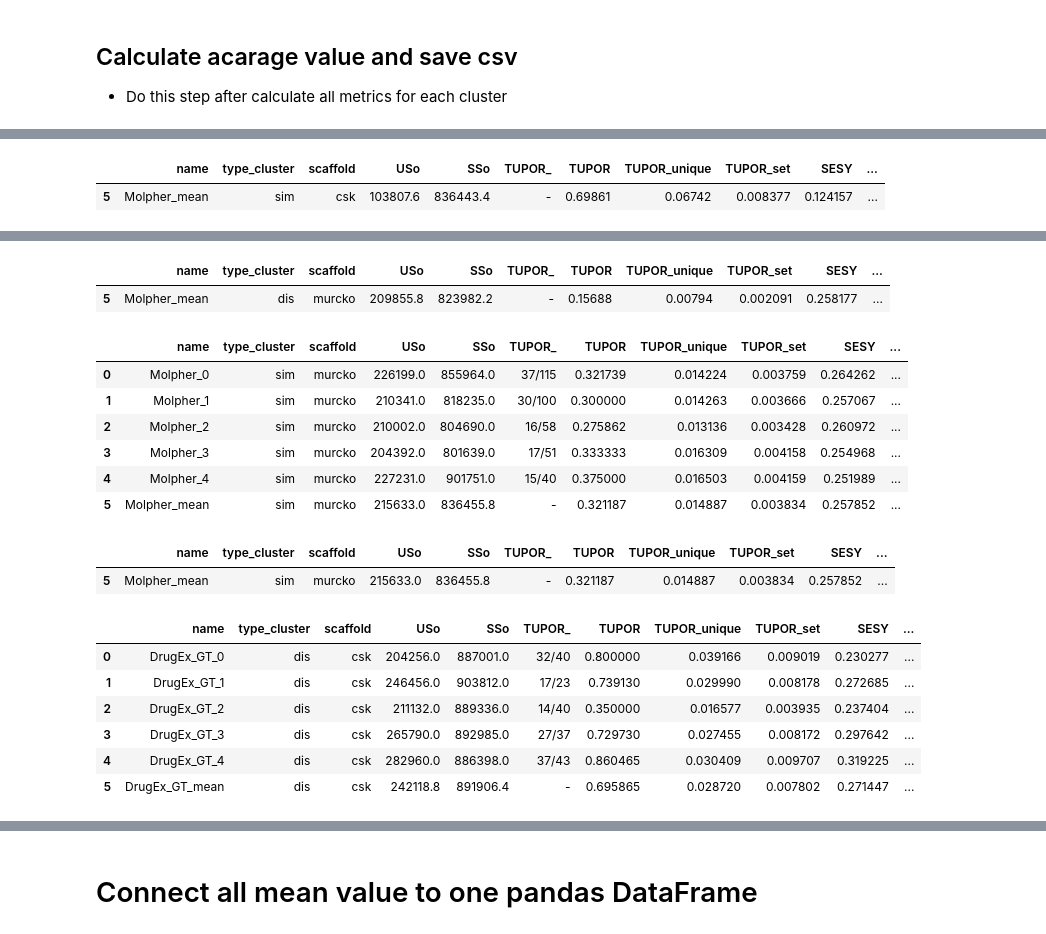
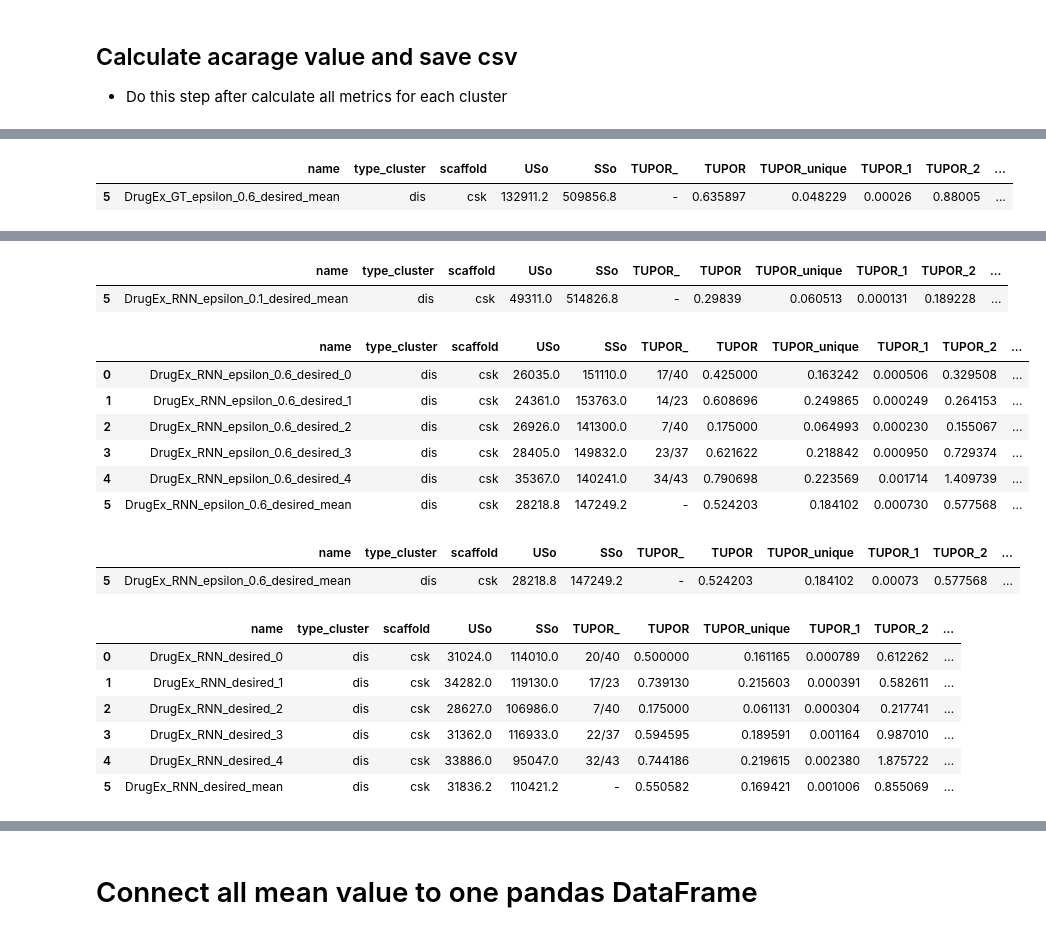
Before and after one commit to filvaleriia/scaffold-based-metrics, a Jupyter notebook: calculate_the_metrics.ipynb, the cells around one changed output, grey strips where cells are left out. Cells and saved outputs as stored; diff of their text form; code cells hidden in the pictures.

```diff
--- a/calculate_the_metrics.ipynb
+++ b/calculate_the_metrics.ipynb
@@ -39,2 +38,11 @@ generator = 'DrugEx_RNN' #options: 'Molpher'|'DrugEx'|'REINVENT'|'addcarbon'
 receptor = 'Glucocorticoid_receptor' #options: 'Glucocorticoid_receptor'|'Leukocyte_elastase'
 save_options = True
+# %%
+for number in numbers:
+    before = time.perf_counter()
+    a0 = calculate_metrics(f"data/output_sets/{receptor}/cOS_{generator}_{type_cluster}_{number}_one_column.csv", \
+                                                                f"data/input_recall_sets/{receptor}/cRS_{receptor}_{type_cluster}_{number}.csv",\
+                                   number, scaffold_type, type_cluster,generator,receptor,save_options)
+    a0
+    after = time.perf_counter()
+    print('Path found after', (after - before)/60, 'minutes.')
@@ -41,9 +142,7 @@ save_options = True
 # %%
-import time
 receptor = 'Glucocorticoid_receptor' #options: 'Glucocorticoid_receptor'|'Leukocyte_elastase'
 save_options = True
-
-for generator in ['DrugEx_RNN','REINVENT','GB_GA', 'addcarbon']:  #DrugEx_GT_1, DrugEx_RNN, REINVENT, GB_GA
+for generator in ['DrugEx_GT_epsilon_0.1', 'DrugEx_GT_epsilon_0.6', 'DrugEx_RNN_epsilon_0.1', 'DrugEx_RNN_epsilon_0.6']:  #DrugEx_GT_1, DrugEx_RNN, REINVENT, GB_GA  ,'DrugEx_RNN','DrugEx_GT','DrugEx_GT_1','REINVENT','GB_GA', 'addcarbon'
     for scaffold_type in ['csk', 'murcko']:
         for type_cluster in ['dis', 'sim']:
             for number in [0,1,2,3,4]:
@@ -139,11 +238,11 @@ Save
 ## Calculate acarage value and save csv
 - Do this step after calculate all metrics for each cluster
 # %%
-def avarage_value(number, type_cluster, scaffold_type, generator, receptor):
+def avarage_value(numbers, type_cluster, scaffold_type, generator, receptor):
 
     path = f"data/results/{receptor}/{scaffold_type}_scaffolds/{type_cluster}/{generator}/"
     link = {}
-    for x in range(number):
+    for x in numbers:
         link[f'link_{x}'] = f'{path}metrics_cluster_{x}_{type_cluster}_{generator}.csv'
 
     df = pd.DataFrame()
@@ -154,26 +253,29 @@ def avarage_value(number, type_cluster, scaffold_type, generator, receptor):
 
     a = df.mean(numeric_only=True)
     df.loc[len(df)] = [f"{generator}_mean", type_cluster, scaffold_type, a['USo'], a['SSo'], '-',\
-                       a['TUPOR'],a['TUPOR_unique'],a['TUPOR_set'], a['SESY'], a['ASER'], a['CwASo']]
+                       a['TUPOR'],a['TUPOR_unique'],a['TUPOR_1'],a['TUPOR_2'], a['SESY'], a['ASER'], a['CwASo']]
     df = df.round(7)
     dff = df.copy()
     dff['SSo'] = dff['SSo'].apply(lambda x : "{:,}".format(x))
     dff['USo'] = dff['USo'].apply(lambda x : "{:,}".format(x))
     dff['CwASo'] = dff['CwASo'].apply(lambda x : "{:,}".format(x))
 
+
     display(df)
 
     mean = pd.DataFrame()
-    mean = df.loc[number].to_frame().T
+    mean = df.loc[len(numbers)].to_frame().T
 
     display(mean)
     dff.to_csv(f"data/results/{receptor}/{scaffold_type}_scaffolds/{type_cluster}/{generator}/df_all_clusters_with_mean_with_coma.csv", index = False)
     df.to_csv(f"data/results/{receptor}/{scaffold_type}_scaffolds/{type_cluster}/{generator}/df_all_clusters_with_mean.csv", index = False)
     dff.to_html(f"data/results/{receptor}/{scaffold_type}_scaffolds/{type_cluster}/{generator}/df_all_clusters_with_mean.html", index = False)
     mean.to_csv(f"data/results/{receptor}/{scaffold_type}_scaffolds/{type_cluster}/{generator}_mean_{scaffold_type}_{type_cluster}.csv", index=False) #float_format='%.7f'
+
+    return mean
 # %%
-type_cluster = 'dis' #options: 'dis'|'sim'
-number = 5 #options: 1-5
-scaffold_type = 'murcko' #options: 'csk'|'murcko'
-generator = 'DrugEx_RNN' #options: 'Molpher'|'DrugEx'
+type_cluster = 'sim' #options: 'dis'|'sim'
+number = [0,1,2,3,4] #options: 1-5
+scaffold_type = 'csk' #options: 'csk'|'murcko'
+generator = 'DrugEx_GT_epsilon_0.1' #options: 'Molpher'|'DrugEx'
 receptor = 'Glucocorticoid_receptor' #options: 'Glucocorticoid_receptor'|'Leukocyte_elastase'``
@@ -180,8 +294,8 @@ receptor = 'Glucocorticoid_receptor' #options: 'Glucocorticoid_receptor'|'Leukoc
 # %%
-for generator in ['Molpher','DrugEx_GT','DrugEx_GT_1','DrugEx_RNN','REINVENT','GB_GA', 'addcarbon']:
-    for scaffold_type in ['csk', 'murcko']:
-        for type_cluster in ['dis', 'sim']:
-            number = 5
+for generator in ['DrugEx_GT_epsilon_0.1_desired', 'DrugEx_GT_epsilon_0.6_desired', 'DrugEx_RNN_epsilon_0.1_desired', 'DrugEx_RNN_epsilon_0.6_desired', 'DrugEx_RNN_desired', 'DrugEx_GT_desired']:
+    for scaffold_type in ['csk']:
+        for type_cluster in ['dis']:
+            number = [0,1,2,3,4]
             receptor = 'Glucocorticoid_receptor'
             avarage_value(number, type_cluster, scaffold_type, generator, receptor)
 # %% [output]
@@ -204,2 +318,2 @@ for generator in ['Molpher','DrugEx_GT','DrugEx_GT_1','DrugEx_RNN','REINVENT','G
-|  | name | type_cluster | scaffold | USo | SSo | TUPOR_ | TUPOR | TUPOR_unique | TUPOR_set | SESY | ... |
-| 5 | Molpher_mean | sim | csk | 103807.6 | 836443.4 | - | 0.69861 | 0.06742 | 0.008377 | 0.124157 | ... |
+|  | name | type_cluster | scaffold | USo | SSo | TUPOR_ | TUPOR | TUPOR_unique | TUPOR_1 | TUPOR_2 | ... |
+| 5 | DrugEx_GT_epsilon_0.6_desired_mean | dis | csk | 132911.2 | 509856.8 | - | 0.635897 | 0.048229 | 0.00026 | 0.88005 | ... |
@@ -213,18 +327,18 @@ for generator in ['Molpher','DrugEx_GT','DrugEx_GT_1','DrugEx_RNN','REINVENT','G
-|  | name | type_cluster | scaffold | USo | SSo | TUPOR_ | TUPOR | TUPOR_unique | TUPOR_set | SESY | ... |
-| 5 | Molpher_mean | dis | murcko | 209855.8 | 823982.2 | - | 0.15688 | 0.00794 | 0.002091 | 0.258177 | ... |
+|  | name | type_cluster | scaffold | USo | SSo | TUPOR_ | TUPOR | TUPOR_unique | TUPOR_1 | TUPOR_2 | ... |
+| 5 | DrugEx_RNN_epsilon_0.1_desired_mean | dis | csk | 49311.0 | 514826.8 | - | 0.29839 | 0.060513 | 0.000131 | 0.189228 | ... |
-|  | name | type_cluster | scaffold | USo | SSo | TUPOR_ | TUPOR | TUPOR_unique | TUPOR_set | SESY | ... |
-| 0 | Molpher_0 | sim | murcko | 226199.0 | 855964.0 | 37/115 | 0.321739 | 0.014224 | 0.003759 | 0.264262 | ... |
-| 1 | Molpher_1 | sim | murcko | 210341.0 | 818235.0 | 30/100 | 0.300000 | 0.014263 | 0.003666 | 0.257067 | ... |
-| 2 | Molpher_2 | sim | murcko | 210002.0 | 804690.0 | 16/58 | 0.275862 | 0.013136 | 0.003428 | 0.260972 | ... |
-| 3 | Molpher_3 | sim | murcko | 204392.0 | 801639.0 | 17/51 | 0.333333 | 0.016309 | 0.004158 | 0.254968 | ... |
-| 4 | Molpher_4 | sim | murcko | 227231.0 | 901751.0 | 15/40 | 0.375000 | 0.016503 | 0.004159 | 0.251989 | ... |
-| 5 | Molpher_mean | sim | murcko | 215633.0 | 836455.8 | - | 0.321187 | 0.014887 | 0.003834 | 0.257852 | ... |
+|  | name | type_cluster | scaffold | USo | SSo | TUPOR_ | TUPOR | TUPOR_unique | TUPOR_1 | TUPOR_2 | ... |
+| 0 | DrugEx_RNN_epsilon_0.6_desired_0 | dis | csk | 26035.0 | 151110.0 | 17/40 | 0.425000 | 0.163242 | 0.000506 | 0.329508 | ... |
+| 1 | DrugEx_RNN_epsilon_0.6_desired_1 | dis | csk | 24361.0 | 153763.0 | 14/23 | 0.608696 | 0.249865 | 0.000249 | 0.264153 | ... |
+| 2 | DrugEx_RNN_epsilon_0.6_desired_2 | dis | csk | 26926.0 | 141300.0 | 7/40 | 0.175000 | 0.064993 | 0.000230 | 0.155067 | ... |
+| 3 | DrugEx_RNN_epsilon_0.6_desired_3 | dis | csk | 28405.0 | 149832.0 | 23/37 | 0.621622 | 0.218842 | 0.000950 | 0.729374 | ... |
+| 4 | DrugEx_RNN_epsilon_0.6_desired_4 | dis | csk | 35367.0 | 140241.0 | 34/43 | 0.790698 | 0.223569 | 0.001714 | 1.409739 | ... |
+| 5 | DrugEx_RNN_epsilon_0.6_desired_mean | dis | csk | 28218.8 | 147249.2 | - | 0.524203 | 0.184102 | 0.000730 | 0.577568 | ... |
-|  | name | type_cluster | scaffold | USo | SSo | TUPOR_ | TUPOR | TUPOR_unique | TUPOR_set | SESY | ... |
-| 5 | Molpher_mean | sim | murcko | 215633.0 | 836455.8 | - | 0.321187 | 0.014887 | 0.003834 | 0.257852 | ... |
+|  | name | type_cluster | scaffold | USo | SSo | TUPOR_ | TUPOR | TUPOR_unique | TUPOR_1 | TUPOR_2 | ... |
+| 5 | DrugEx_RNN_epsilon_0.6_desired_mean | dis | csk | 28218.8 | 147249.2 | - | 0.524203 | 0.184102 | 0.00073 | 0.577568 | ... |
-|  | name | type_cluster | scaffold | USo | SSo | TUPOR_ | TUPOR | TUPOR_unique | TUPOR_set | SESY | ... |
-| 0 | DrugEx_GT_0 | dis | csk | 204256.0 | 887001.0 | 32/40 | 0.800000 | 0.039166 | 0.009019 | 0.230277 | ... |
-| 1 | DrugEx_GT_1 | dis | csk | 246456.0 | 903812.0 | 17/23 | 0.739130 | 0.029990 | 0.008178 | 0.272685 | ... |
-| 2 | DrugEx_GT_2 | dis | csk | 211132.0 | 889336.0 | 14/40 | 0.350000 | 0.016577 | 0.003935 | 0.237404 | ... |
-| 3 | DrugEx_GT_3 | dis | csk | 265790.0 | 892985.0 | 27/37 | 0.729730 | 0.027455 | 0.008172 | 0.297642 | ... |
-| 4 | DrugEx_GT_4 | dis | csk | 282960.0 | 886398.0 | 37/43 | 0.860465 | 0.030409 | 0.009707 | 0.319225 | ... |
-| 5 | DrugEx_GT_mean | dis | csk | 242118.8 | 891906.4 | - | 0.695865 | 0.028720 | 0.007802 | 0.271447 | ... |
+|  | name | type_cluster | scaffold | USo | SSo | TUPOR_ | TUPOR | TUPOR_unique | TUPOR_1 | TUPOR_2 | ... |
+| 0 | DrugEx_RNN_desired_0 | dis | csk | 31024.0 | 114010.0 | 20/40 | 0.500000 | 0.161165 | 0.000789 | 0.612262 | ... |
+| 1 | DrugEx_RNN_desired_1 | dis | csk | 34282.0 | 119130.0 | 17/23 | 0.739130 | 0.215603 | 0.000391 | 0.582611 | ... |
+| 2 | DrugEx_RNN_desired_2 | dis | csk | 28627.0 | 106986.0 | 7/40 | 0.175000 | 0.061131 | 0.000304 | 0.217741 | ... |
+| 3 | DrugEx_RNN_desired_3 | dis | csk | 31362.0 | 116933.0 | 22/37 | 0.594595 | 0.189591 | 0.001164 | 0.987010 | ... |
+| 4 | DrugEx_RNN_desired_4 | dis | csk | 33886.0 | 95047.0 | 32/43 | 0.744186 | 0.219615 | 0.002380 | 1.875722 | ... |
+| 5 | DrugEx_RNN_desired_mean | dis | csk | 31836.2 | 110421.2 | - | 0.550582 | 0.169421 | 0.001006 | 0.855069 | ... |
```
Also changed, not shown: parts of 15 cells of this notebook, 13 other files.
